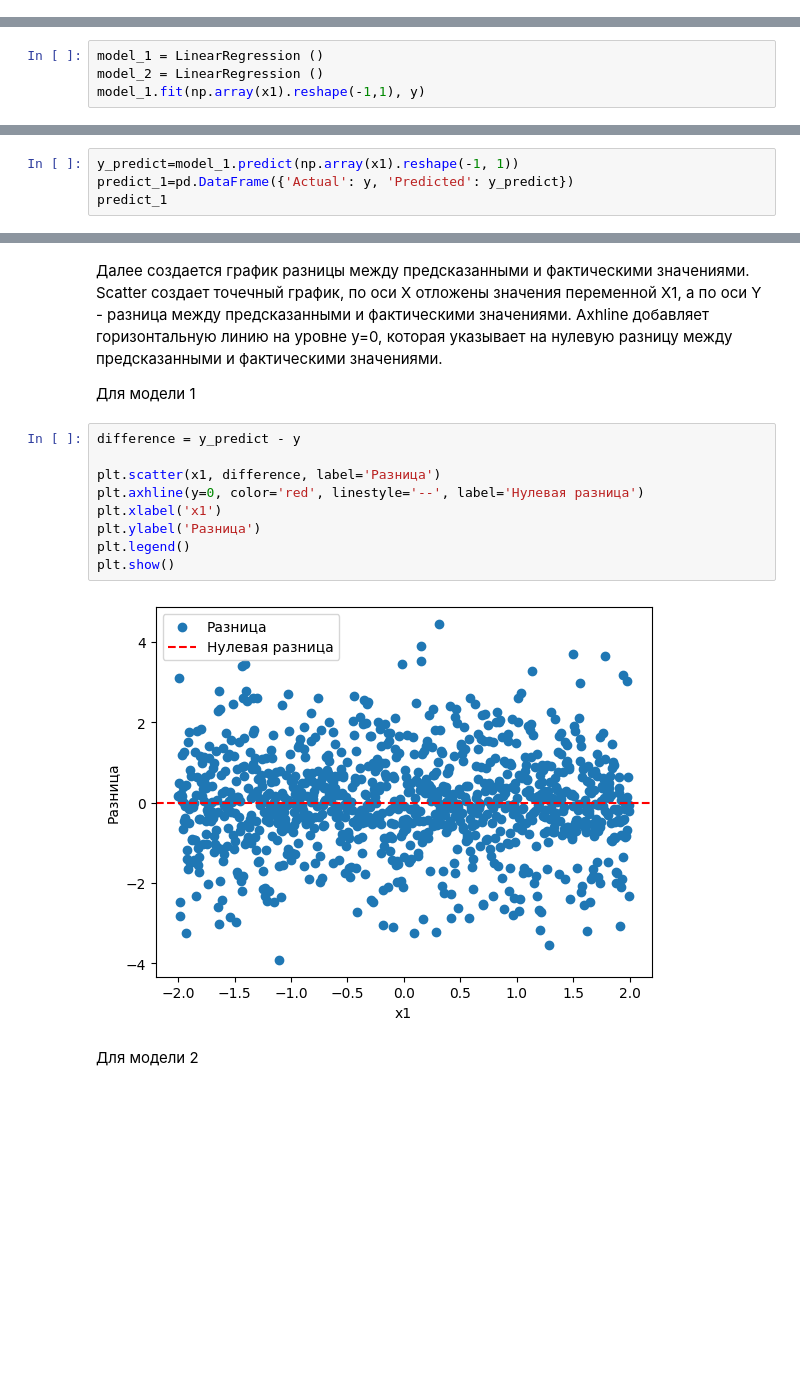
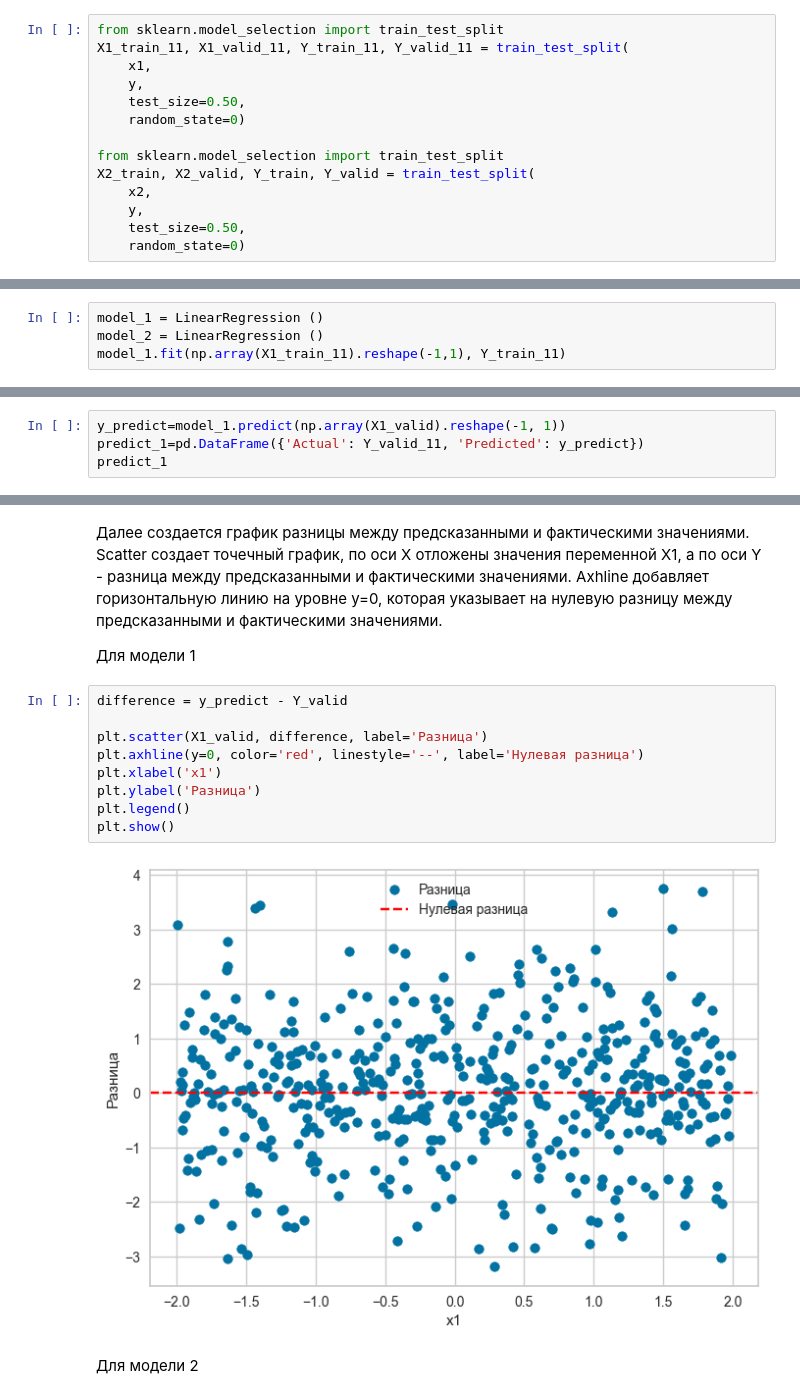
Before and after one commit to olivblin/data_analysis, a Jupyter notebook: ЛР3_Ершова_6.ipynb, the cells around one changed output, grey strips where cells are left out. Cells and saved outputs as stored; diff of their text form; blank space fills up the shorter version.

```diff
--- a/ЛР3_Ершова_6.ipynb
+++ b/ЛР3_Ершова_6.ipynb
@@ -19,10 +21,24 @@ y = df['y'].values
+# %%
+from sklearn.model_selection import train_test_split
+X1_train_11, X1_valid_11, Y_train_11, Y_valid_11 = train_test_split(
+    x1,
+    y,
+    test_size=0.50,
+    random_state=0)
+
+from sklearn.model_selection import train_test_split
+X2_train, X2_valid, Y_train, Y_valid = train_test_split(
+    x2,
+    y,
+    test_size=0.50,
+    random_state=0)
 # %% [markdown]
 
 Созданы две модели линейной регрессии. Для массива X1 использовался метод reshape(), который преобразует одномерный массив в двумерный. Для созданного объекта модели линейной регрессии выполняется метод fit(), который обучает модель на представленных данных.
 # %%
 model_1 = LinearRegression ()
 model_2 = LinearRegression ()
-model_1.fit(np.array(x1).reshape(-1,1), y)
+model_1.fit(np.array(X1_train_11).reshape(-1,1), Y_train_11)
 # %% [output]
 LinearRegression()
 # %% [markdown]
@@ -34,8 +50,8 @@ LinearRegression()
 # %% [markdown]
 С помощью predict() выполнено предсказание значений для соответствующих значений X1 и X2, на основе обученных моделей линейной регрессии. Созданы датафреймы с актуальными и предсказанными значениями.
 # %%
-y_predict=model_1.predict(np.array(x1).reshape(-1, 1))
-predict_1=pd.DataFrame({'Actual': y, 'Predicted': y_predict})
+y_predict=model_1.predict(np.array(X1_valid).reshape(-1, 1))
+predict_1=pd.DataFrame({'Actual': Y_valid_11, 'Predicted': y_predict})
 predict_1
 # %% [output]
 |  | Actual | Predicted |
@@ -152,16 +168,16 @@ plt.show()
 
 Для модели 1
 # %%
-difference = y_predict - y
+difference = y_predict - Y_valid
 
-plt.scatter(x1, difference, label='Разница')
+plt.scatter(X1_valid, difference, label='Разница')
 plt.axhline(y=0, color='red', linestyle='--', label='Нулевая разница')
 plt.xlabel('x1')
 plt.ylabel('Разница')
 plt.legend()
 plt.show()
 # %% [output]
-[figure, old version]
+[figure, new version]
 # %% [markdown]
 Для модели 2
 # %%
```
Also changed, not shown: parts of 39 cells of this notebook.
